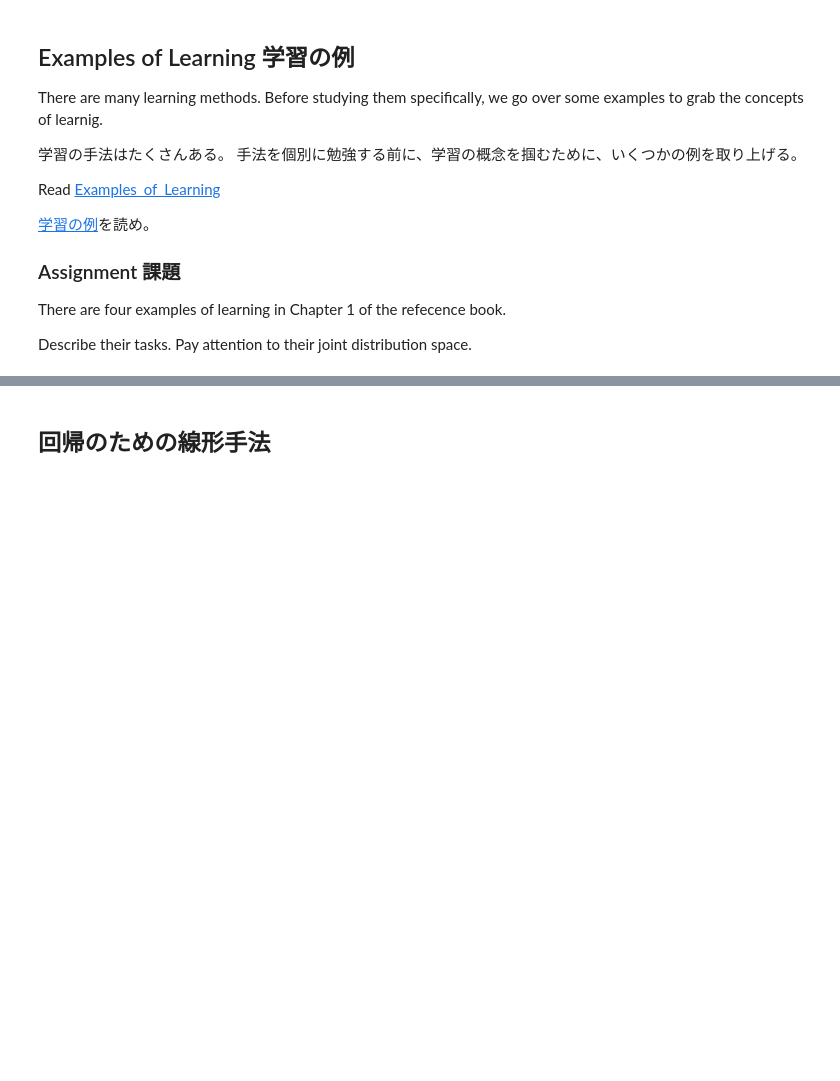
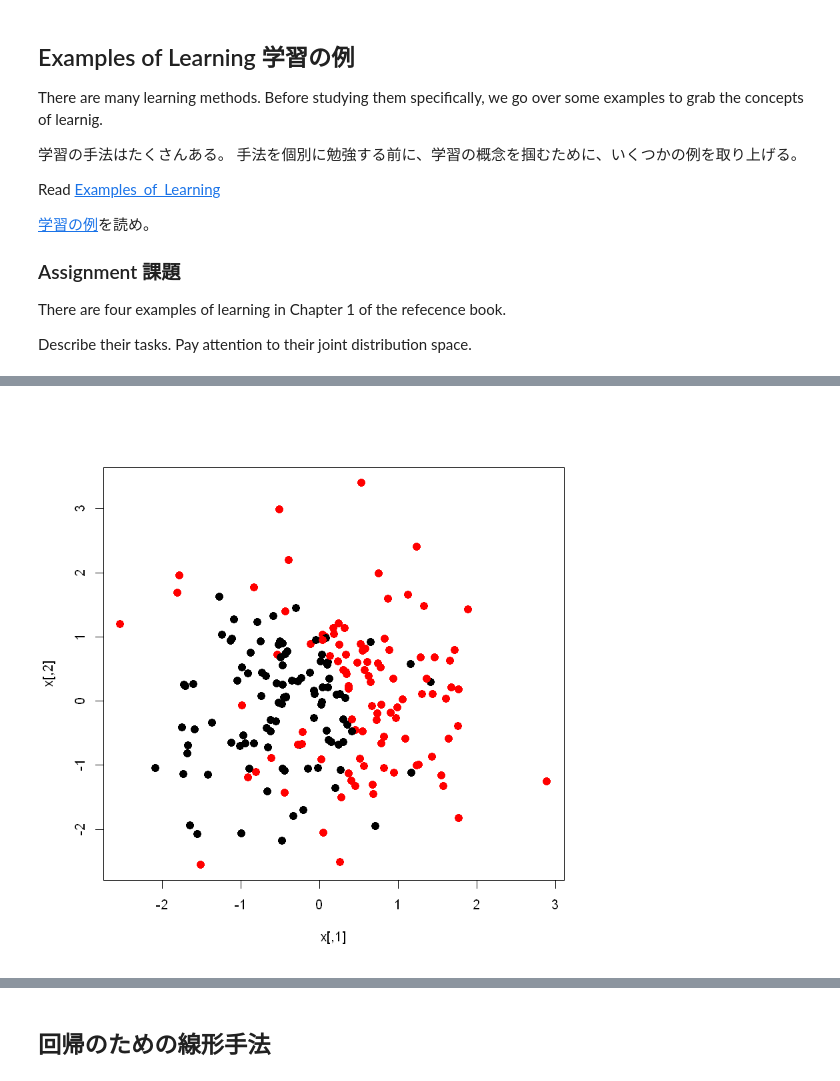
Before and after one commit to ryamada22/JD_lectures, a Jupyter notebook: strings/Statistical_Learning_Basics_A.ipynb, the cells around one changed output, grey strips where cells are left out. Cells and saved outputs as stored; diff of their text form; code cells hidden in the pictures; blank space fills up the shorter version.

```diff
--- a/strings/Statistical_Learning_Basics_A.ipynb
+++ b/strings/Statistical_Learning_Basics_A.ipynb
@@ -63,0 +65,12 @@ See [Parametric vs. Non-parametric](../cells/Parametric_vs_Nonparametric.ipynb)
+# %%
+K <- 200
+p <- 2
+x <- matrix(rnorm(K*p),ncol=p)
+gr <- rep(0,K)
+tmp <- x[,1] + x[,2]*0.2 + x[,1]^2 * 0.5 + x[,2]^2 *0.2
+gr[which(tmp>quantile(tmp,0.5))] <- 1
+s <- sample(1:K,K*0.2)
+gr[s] <- sample(gr[s])
+plot(x,col=gr+1,pch=20,cex=2)
+# %% [output]
+[figure, added]
```
Also changed, not shown: parts of 18 cells of this notebook, 1 other file.
